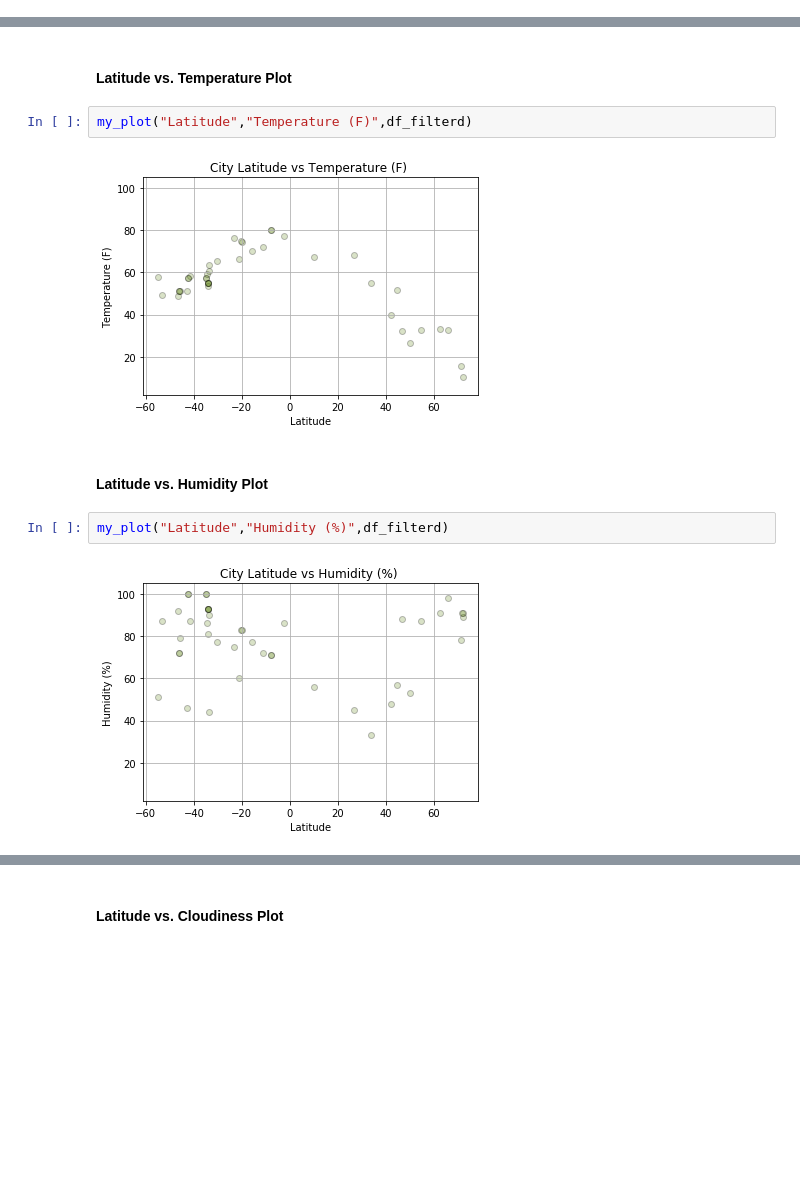
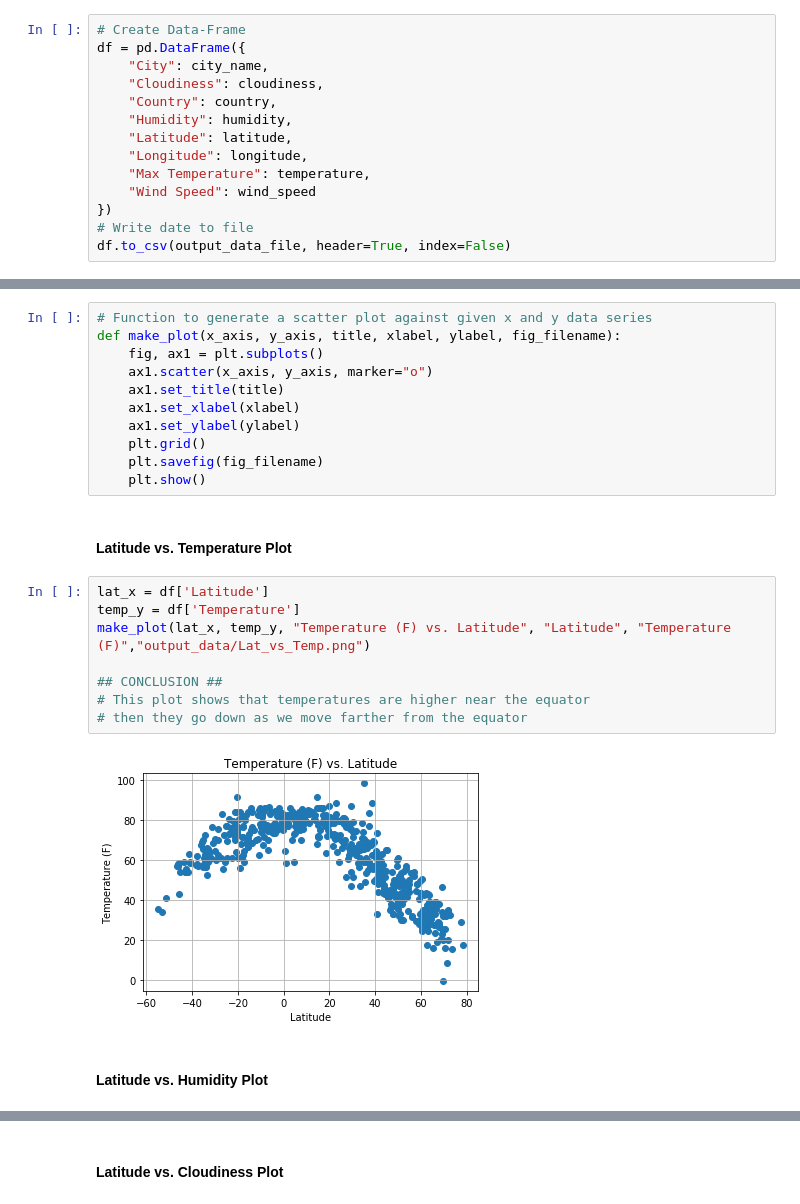
Before and after one commit to 200013546/python-api-challenge, a Jupyter notebook: WeatherPy.ipynb, the cells around one changed output, grey strips where cells are left out. Drawn from its saved outputs; the diff is of its cells as text; blank space fills up the shorter version.

```diff
--- a/WeatherPy.ipynb
+++ b/WeatherPy.ipynb
@@ -246,16 +103,43 @@ Today's date: 2020-04-16
+# %%
+# Create Data-Frame
+df = pd.DataFrame({
+    "City": city_name,
+    "Cloudiness": cloudiness,
+    "Country": country,
+    "Humidity": humidity,
+    "Latitude": latitude,
+    "Longitude": longitude,
+    "Max Temperature": temperature,
+    "Wind Speed": wind_speed
+})
+# Write date to file
+df.to_csv(output_data_file, header=True, index=False)
 # %% [markdown]
 ### Plotting the Data
 * Use proper labeling of the plots using plot titles (including date of analysis) and axes labels.
 * Save the plotted figures as .pngs.
+# %%
+# Function to generate a scatter plot against given x and y data series
+def make_plot(x_axis, y_axis, title, xlabel, ylabel, fig_filename):
+    fig, ax1 = plt.subplots()
+    ax1.scatter(x_axis, y_axis, marker="o")
+    ax1.set_title(title)
+    ax1.set_xlabel(xlabel)
+    ax1.set_ylabel(ylabel)
+    plt.grid()
+    plt.savefig(fig_filename)
+    plt.show()
 # %% [markdown]
 #### Latitude vs. Temperature Plot
-# %%
-my_plot("Latitude","Temperature (F)",df_filterd)
-# %% [output]
-[figure, removed]
+# %%
+lat_x = df['Latitude']
+temp_y = df['Temperature']
+make_plot(lat_x, temp_y, "Temperature (F) vs. Latitude", "Latitude", "Temperature (F)","output_data/Lat_vs_Temp.png")
+
+## CONCLUSION ##
+# This plot shows that temperatures are higher near the equator
+# then they go down as we move farther from the equator
+# %% [output]
+[figure, added]
 # %% [markdown]
 #### Latitude vs. Humidity Plot
-# %%
-my_plot("Latitude","Humidity (%)",df_filterd)
-# %% [output]
-[figure, removed]
```
Also changed, not shown: parts of 34 cells of this notebook, 32 other files.
